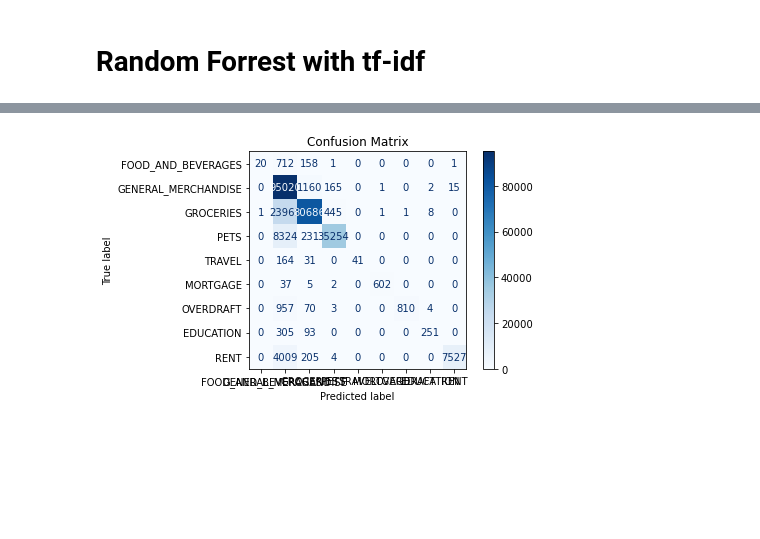
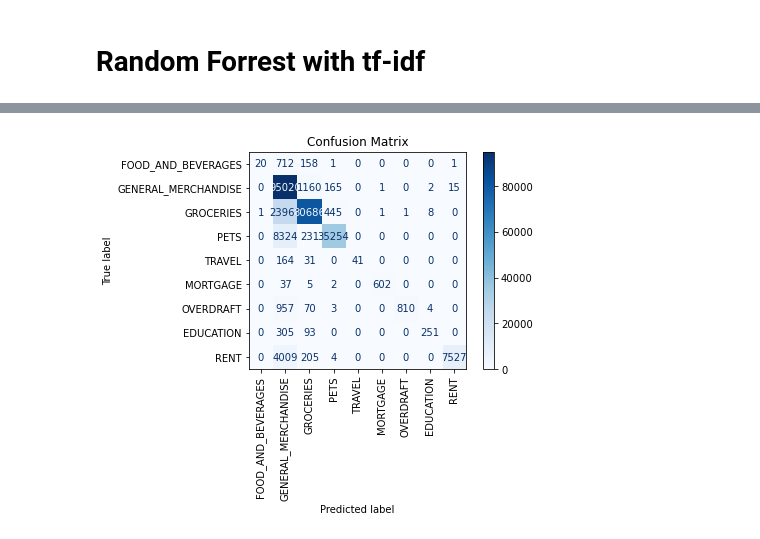
Before and after one commit to hillarychang/dsc180b-capstone-q2, a Jupyter notebook: notebooks/baseline_models.ipynb, the cells around one changed output, grey strips where cells are left out. Cells and saved outputs as stored; diff of their text form; code cells hidden in the pictures; blank space fills up the shorter version.

```diff
--- a/notebooks/baseline_models.ipynb
+++ b/notebooks/baseline_models.ipynb
@@ -249,11 +250,12 @@ Accuracy for category GROCERIES: 0.9649
 # %%
 # Calculate the confusion matrix
 cm = confusion_matrix(y_test, y_pred)
 
 # Display the confusion matrix
 disp = ConfusionMatrixDisplay(confusion_matrix=cm, display_labels=w_cleaned_outflows['category'].unique())  # Adjust labels to match your categories
 disp.plot(cmap=plt.cm.Blues)
 plt.title('Confusion Matrix')
+plt.xticks(rotation=90)
 plt.show()
 # %% [output]
-[figure, old version]
+[figure, new version]
```
Also changed, not shown: parts of 3 cells of this notebook.
